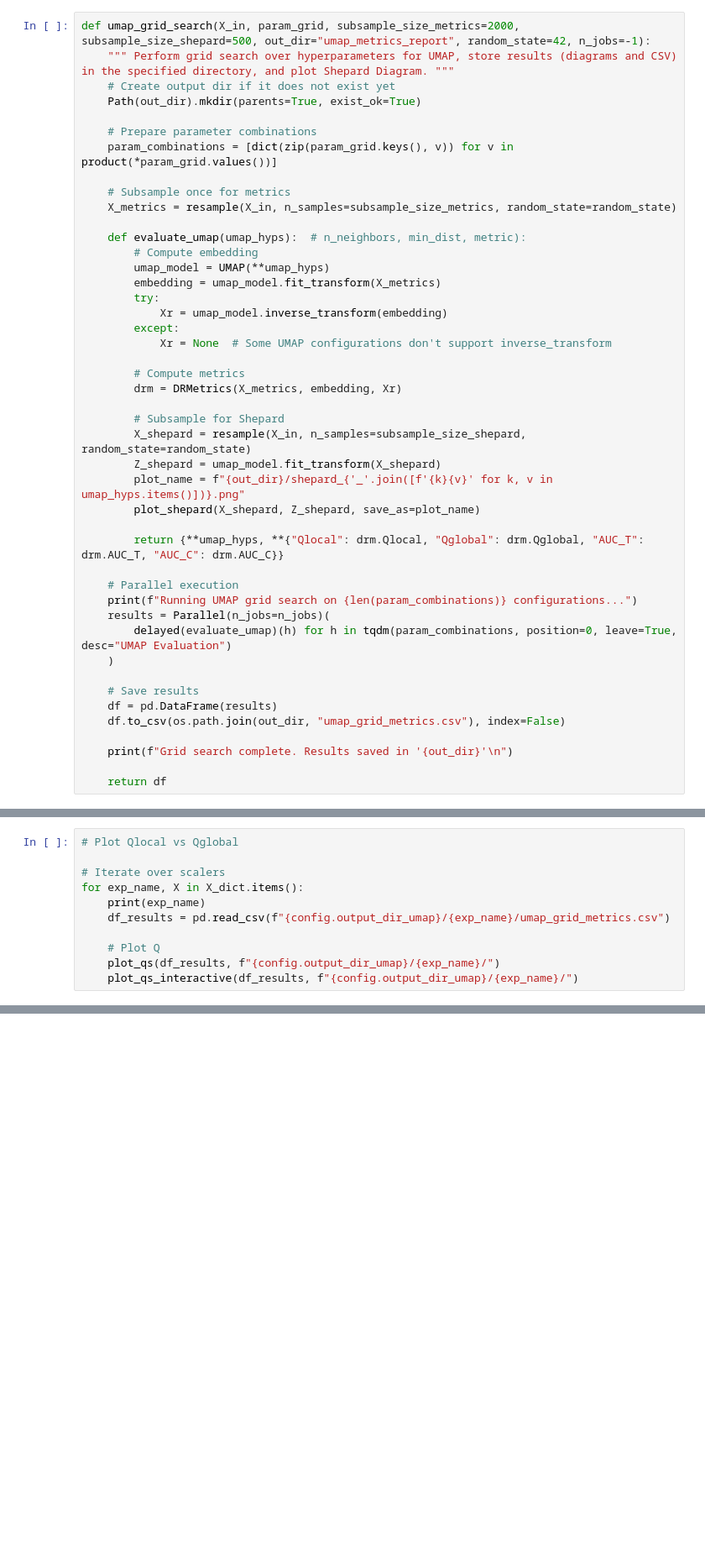
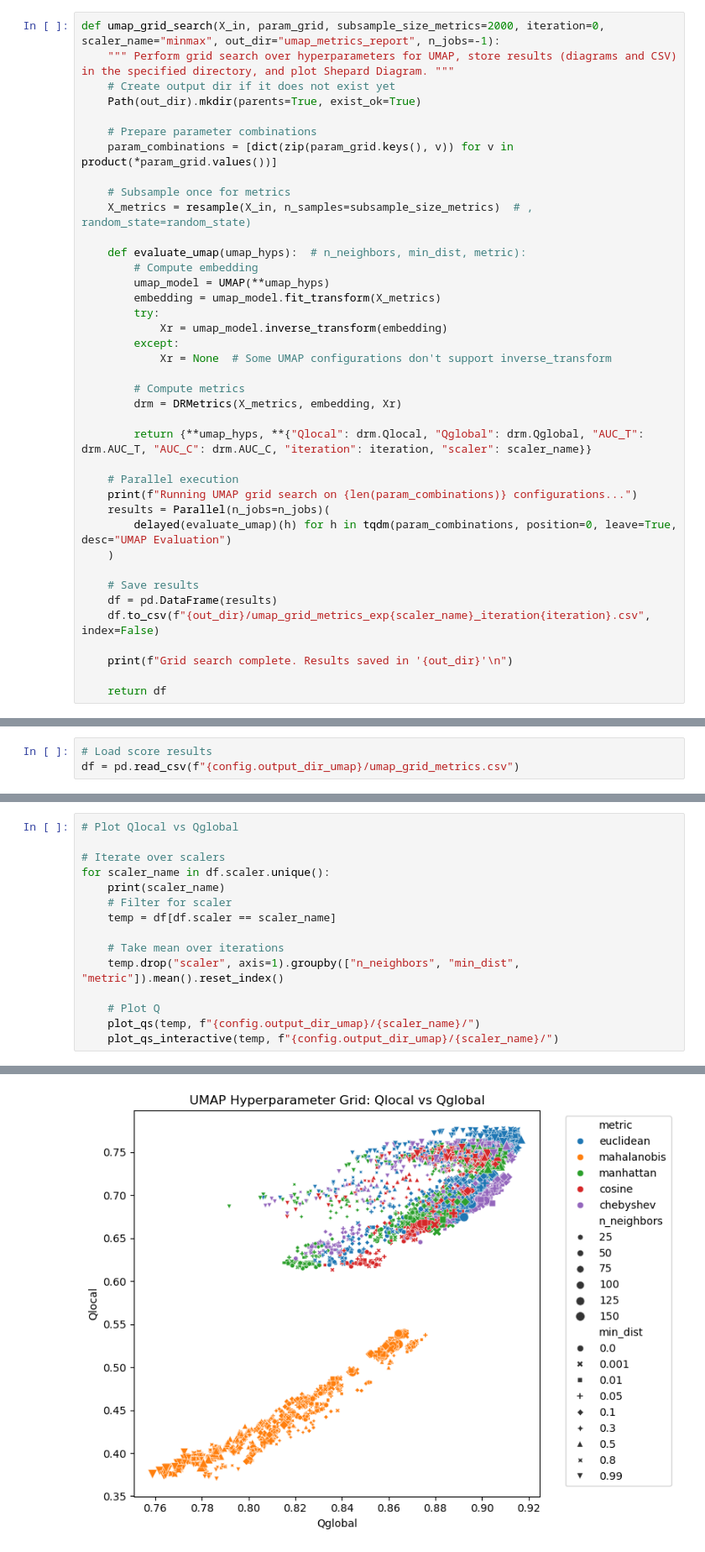
Before and after one commit to y-jenniges/ocean_clustering_and_validation, a Jupyter notebook: clustering_experiments/umap_hyperparameters.ipynb, the cells around one changed output, grey strips where cells are left out. Shown at 84% size. Saved outputs shown, nothing was run; the diff lists cells and outputs as text; blank space fills up the shorter version.

```diff
--- a/clustering_experiments/umap_hyperparameters.ipynb
+++ b/clustering_experiments/umap_hyperparameters.ipynb
@@ -75,5 +64,5 @@ X_dict = {"minmax": X_m, "robust": X_r}
 # %%
-def umap_grid_search(X_in, param_grid, subsample_size_metrics=2000, subsample_size_shepard=500, out_dir="umap_metrics_report", random_state=42, n_jobs=-1):
+def umap_grid_search(X_in, param_grid, subsample_size_metrics=2000, iteration=0, scaler_name="minmax", out_dir="umap_metrics_report", n_jobs=-1):
     """ Perform grid search over hyperparameters for UMAP, store results (diagrams and CSV) in the specified directory, and plot Shepard Diagram. """
     # Create output dir if it does not exist yet
     Path(out_dir).mkdir(parents=True, exist_ok=True)
@@ -82,7 +71,7 @@ def umap_grid_search(X_in, param_grid, subsample_size_metrics=2000, subsample_si
     param_combinations = [dict(zip(param_grid.keys(), v)) for v in product(*param_grid.values())]
 
     # Subsample once for metrics
-    X_metrics = resample(X_in, n_samples=subsample_size_metrics, random_state=random_state)
+    X_metrics = resample(X_in, n_samples=subsample_size_metrics)  # , random_state=random_state)
 
     def evaluate_umap(umap_hyps):  # n_neighbors, min_dist, metric):
         # Compute embedding
@@ -96,13 +85,7 @@ def umap_grid_search(X_in, param_grid, subsample_size_metrics=2000, subsample_si
         # Compute metrics
         drm = DRMetrics(X_metrics, embedding, Xr)
 
-        # Subsample for Shepard
-        X_shepard = resample(X_in, n_samples=subsample_size_shepard, random_state=random_state)
-        Z_shepard = umap_model.fit_transform(X_shepard)
-        plot_name = f"{out_dir}/shepard_{'_'.join([f'{k}{v}' for k, v in umap_hyps.items()])}.png"
-        plot_shepard(X_shepard, Z_shepard, save_as=plot_name)
-
-        return {**umap_hyps, **{"Qlocal": drm.Qlocal, "Qglobal": drm.Qglobal, "AUC_T": drm.AUC_T, "AUC_C": drm.AUC_C}}
+        return {**umap_hyps, **{"Qlocal": drm.Qlocal, "Qglobal": drm.Qglobal, "AUC_T": drm.AUC_T, "AUC_C": drm.AUC_C, "iteration": iteration, "scaler": scaler_name}}
 
     # Parallel execution
     print(f"Running UMAP grid search on {len(param_combinations)} configurations...")
@@ -112,7 +95,7 @@ def umap_grid_search(X_in, param_grid, subsample_size_metrics=2000, subsample_si
 
     # Save results
     df = pd.DataFrame(results)
-    df.to_csv(os.path.join(out_dir, "umap_grid_metrics.csv"), index=False)
+    df.to_csv(f"{out_dir}/umap_grid_metrics_exp{scaler_name}_iteration{iteration}.csv", index=False)
 
     print(f"Grid search complete. Results saved in '{out_dir}'\n")
 
@@ -195,0 +192,3 @@ for exp_name, X in X_dict.items():
+# %%
+# Load score results
+df = pd.read_csv(f"{config.output_dir_umap}/umap_grid_metrics.csv")
@@ -197,10 +282,15 @@ for exp_name, X in X_dict.items():
 # Plot Qlocal vs Qglobal
 
 # Iterate over scalers
-for exp_name, X in X_dict.items():
-    print(exp_name)
-    df_results = pd.read_csv(f"{config.output_dir_umap}/{exp_name}/umap_grid_metrics.csv")
+for scaler_name in df.scaler.unique():
+    print(scaler_name)
+    # Filter for scaler
+    temp = df[df.scaler == scaler_name]
+
+    # Take mean over iterations
+    temp.drop("scaler", axis=1).groupby(["n_neighbors", "min_dist", "metric"]).mean().reset_index()
 
     # Plot Q
-    plot_qs(df_results, f"{config.output_dir_umap}/{exp_name}/")
-    plot_qs_interactive(df_results, f"{config.output_dir_umap}/{exp_name}/")
+    plot_qs(temp, f"{config.output_dir_umap}/{scaler_name}/")
+    plot_qs_interactive(temp, f"{config.output_dir_umap}/{scaler_name}/")
+# %% [output]
@@ -206,0 +298 @@ for exp_name, X in X_dict.items():
+[figure, added]
```
Also changed, not shown: parts of 19 cells of this notebook.
